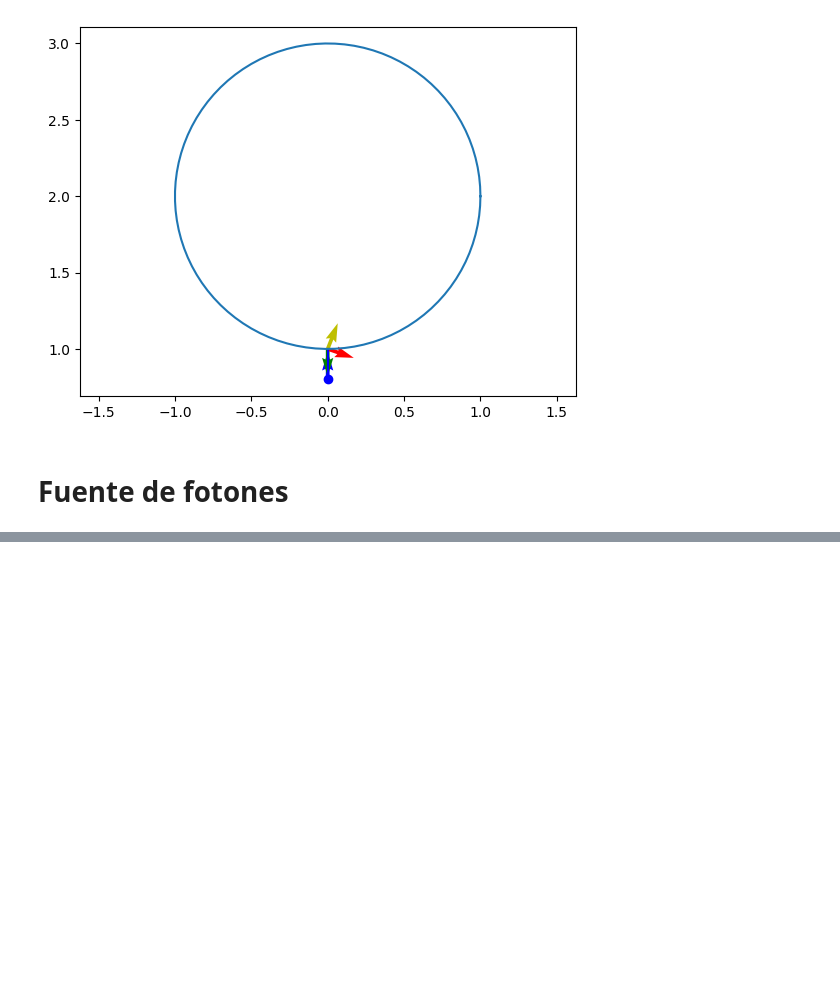
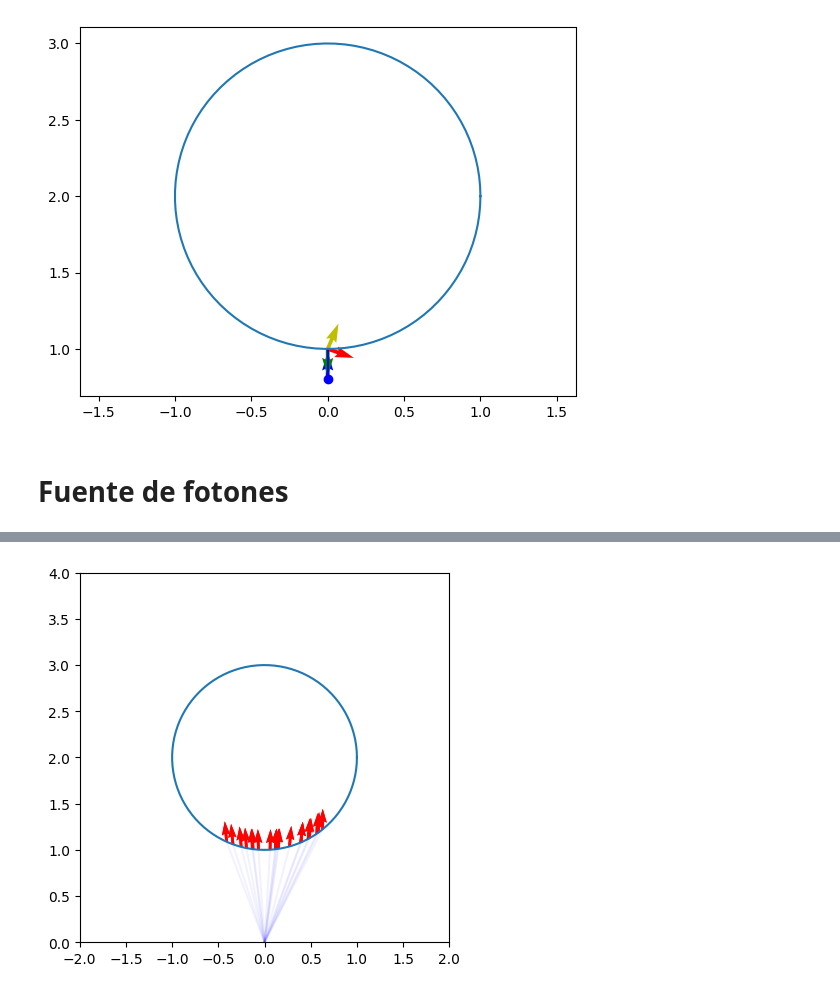
Before and after one commit to Olmichu22/Proyecto-DM-Master-Tecnologia-Fisica, a Jupyter notebook: test.ipynb, the cells around one changed output, grey strips where cells are left out. Saved outputs shown, nothing was run; the diff lists cells and outputs as text; code cells hidden in the pictures; blank space fills up the shorter version.

```diff
--- a/test.ipynb
+++ b/test.ipynb
@@ -228,0 +402,76 @@ plt.show()
+# %%
+# Esfera
+centro = np.array([0, 2, 0])
+radio = 1
+esfera = Esfera(centro, radio)
+
+from utilidades.aleatorios import GenerateRandomUniformAngle
+fuente_angular = FuenteMonocromatica(origen = 0,
+                                     dispersion_pos=GenerateRandomUniformPosition2D,
+                                     dispersion_ang=GenerateRandomUniformAngle)
+# %%
+import time
+fotones = fuente_angular.emitirN(20, 0, 0, std_ang=np.pi/6)
+# fotones_activos = []
+fotones_inactivos = []
+time_start = time.time()
+# Fotones absorbidos
+n_abs = 0
+for f in fotones:
+  while True:
+    p_int, n = esfera.interseccion(f)
+    if p_int[0]==None:
+      fotones_inactivos.append(f)
+      break
+    try:
+      new_dire, result = interfase.interactuar(n, f)
+    except:
+      # dibujar_interseccion_esfera_foton(esfera, f)
+      print(p_int, n)
+      raise Exception("Error")
+
+    # Está en el aire y se refleja
+    if result == "reflect" and f.spa == 0:
+      f.actualizarPos(p_int)
+      f.actualizarDire(new_dire)
+      fotones_inactivos.append(f)
+      break
+
+    # Está en la esfera y se refracta
+    # Antes de refractarse, se calcula la probabilidad de absorción
+    if result == "refract" and f.spa == 1:
+      longitud_recorrida = np.linalg.norm(p_int - f.pos)
+      absorbido = probAbs(longitud_recorrida)
+      if absorbido:
+        n_abs += 1
+        fotones_inactivos.append(f)
+        break
+      f.actualizarPos(p_int)
+      f.actualizarDire(new_dire)
+      f.alternarSpa()
+      fotones_inactivos.append(f)
+      break
+
+    # Está en en el aire y se refracta
+    if result == "refract":
+      f.actualizarPos(p_int)
+      f.actualizarDire(new_dire)
+      f.alternarSpa()
+      continue
+
+    # Está en la esfera y se refleja
+    # Antes de reflejarse, se calcula la probabilidad de absorción
+    if result == "reflect":
+      longitud_recorrida = np.linalg.norm(p_int - f.pos)
+      absorbido = probAbs(longitud_recorrida)
+      if absorbido:
+        n_abs += 1
+        fotones_inactivos.append(f)
+        break
+      f.actualizarPos(p_int)
+      f.actualizarDire(new_dire)
+      continue
+time_end = time.time()
+print("Tiempo de ejecución: ", time_end - time_start)
+draw_fotones_hist(fotones_inactivos, esfera)
+# %% [output]
@@ -228,0 +495 @@ plt.show()
+[figure, added]
```
Also changed, not shown: parts of 19 cells of this notebook, 6 other files.
